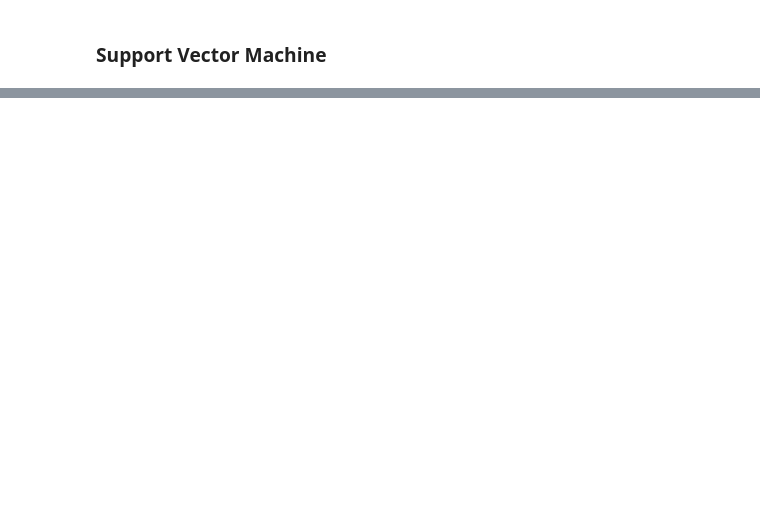
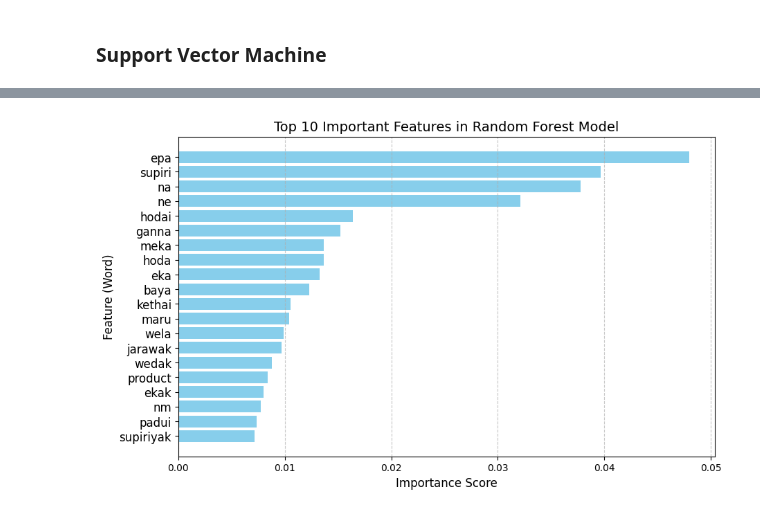
Before and after one commit to DileshMadushan/Sentiment-Analysis-in-Singlish-text, a Jupyter notebook: notebooks/01.model_buliding.ipynb, the cells around one changed output, grey strips where cells are left out. Saved outputs shown, nothing was run; the diff lists cells and outputs as text; code cells hidden in the pictures; blank space fills up the shorter version.

```diff
--- a/notebooks/01.model_buliding.ipynb
+++ b/notebooks/01.model_buliding.ipynb
@@ -644,0 +743,56 @@ Testing Scores:
+# %%
+import numpy as np
+import pandas as pd
+import matplotlib.pyplot as plt
+from sklearn.ensemble import RandomForestClassifier
+from sklearn.feature_extraction.text import TfidfVectorizer
+from sklearn.model_selection import train_test_split
+
+# Load dataset (Ensure the CSV file is in the correct directory)
+data = pd.read_csv('../artifacts/singlish_reviews.csv', encoding='ISO-8859-1')
+
+# Check dataset structure
+data.drop_duplicates(inplace=True)  # Remove duplicates
+data.dropna(inplace=True)  # Remove missing values
+
+# Extract text and labels
+X = data["Review (Singlish)"].astype(str)  # Convert to string if needed
+y = data["Sentiment"].astype(int)  # Convert labels to integers
+
+# Convert text to numerical features using TF-IDF
+vectorizer = TfidfVectorizer()
+X_vectorized = vectorizer.fit_transform(X)
+
+# Train-test split
+X_train, X_test, y_train, y_test = train_test_split(X_vectorized, y, test_size=0.2, random_state=42)
+
+# Initialize and train Random Forest model
+rf = RandomForestClassifier(n_estimators=100, random_state=42)
+rf.fit(X_train, y_train)
+
+# Extract feature importance scores
+feature_importance = rf.feature_importances_
+
+# Get feature names
+feature_names = vectorizer.get_feature_names_out()
+
+# Sort features by importance
+sorted_idx = np.argsort(feature_importance)[::-1]  # Sort in descending order
+
+# Number of top features to display
+top_n = 20
+
+# Create the plot
+plt.figure(figsize=(10, 6))
+plt.barh(range(top_n), feature_importance[sorted_idx[:top_n]], color="skyblue")
+plt.yticks(range(top_n), [feature_names[i] for i in sorted_idx[:top_n]], fontsize=12)
+plt.xlabel("Importance Score", fontsize=12)
+plt.ylabel("Feature (Word)", fontsize=12)
+plt.title("Top 10 Important Features in Random Forest Model", fontsize=14)
+plt.gca().invert_yaxis()  # Show most important at the top
+plt.grid(axis="x", linestyle="--", alpha=0.7)
+
+# Show the plot
+plt.show()
+# %% [output]
+[figure, added]
```
Also changed, not shown: parts of 24 cells of this notebook, 13 other files.
